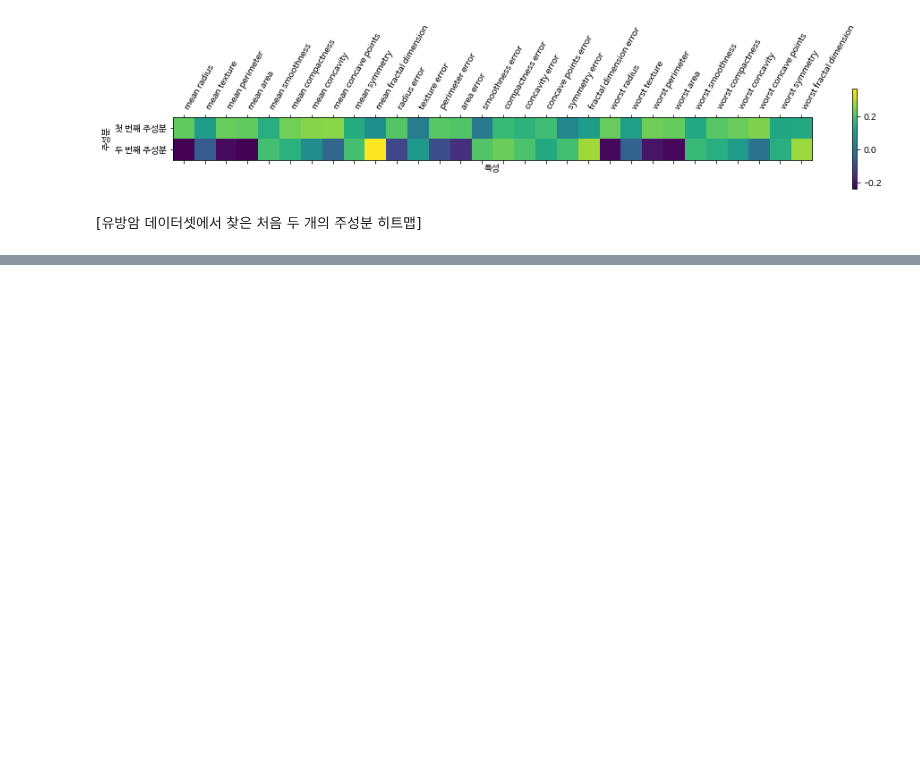
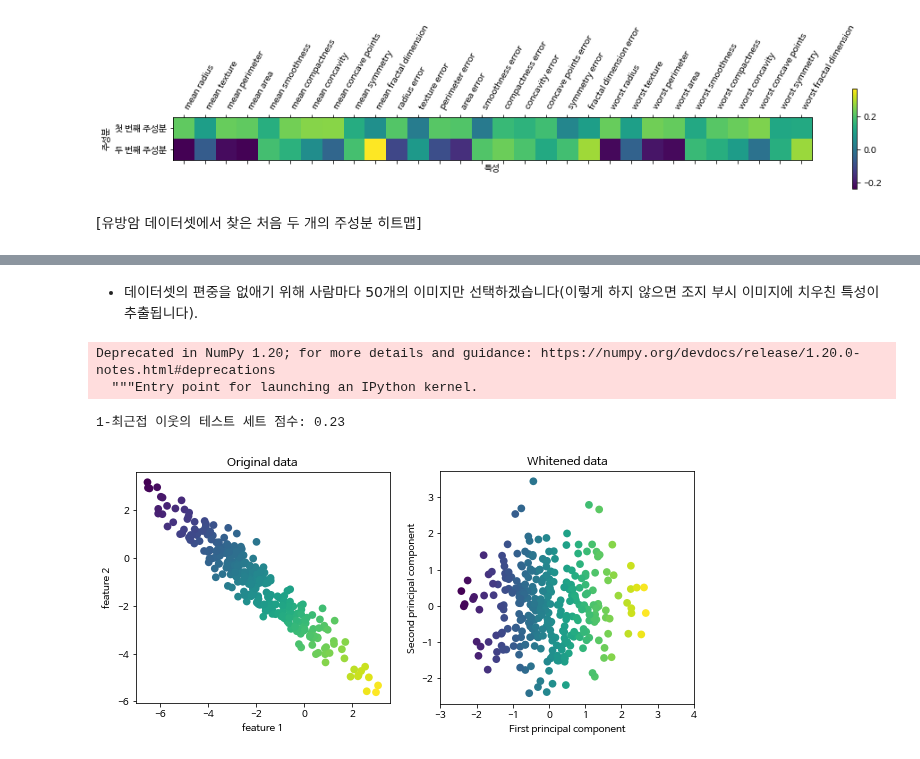
Before and after one commit to junes7/python_machine_learning, a Jupyter notebook: Dimensionality Reduction, Characterization Extraction, Manifold Learning.ipynb, the cells around one changed output, grey strips where cells are left out. Saved outputs shown, nothing was run; the diff lists cells and outputs as text; code cells hidden in the pictures; blank space fills up the shorter version.

Commit message:
study how to plot whitening of PCA

```diff
--- a/Dimensionality Reduction, Characterization Extraction, Manifold Learning.ipynb
+++ b/Dimensionality Reduction, Characterization Extraction, Manifold Learning.ipynb
@@ -180,0 +154,32 @@ print("1-최근접 이웃의 테스트 세트 점수: {:.2f}".format(knn.score(X
+# %% [markdown]
+* 데이터셋의 편중을 없애기 위해 사람마다 50개의 이미지만 선택하겠습니다(이렇게 하지 않으면 조지 부시 이미지에 치우친 특성이 추출됩니다).
+# %%
+mask = np.zeros(people.target.shape, dtype=np.bool)
+for target in np.unique(people.target):
+    mask[np.where(people.target == target)[0][:50]] = 1
+
+X_people = people.data[mask]
+y_people = people.target[mask]
+# 0~255 사이의 흑백 이미지의 픽셀 값을 0~1 스케일로 조정합니다.
+# MinMaxScaler를 적용하는 것과 거의 같습니다.
+X_people = X_people / 255.
+# %% [output]
+Deprecated in NumPy 1.20; for more details and guidance: https://numpy.org/devdocs/release/1.20.0-notes.html#deprecations
+  """Entry point for launching an IPython kernel.
+# %%
+from sklearn.neighbors import KNeighborsClassifier
+from sklearn.model_selection import train_test_split
+# 데이터를 훈련 세트와 테스트 세트로 나눕니다.
+X_train, X_test, y_train, y_test = train_test_split(
+    X_people, y_people, stratify=y_people, random_state=0)
+# 이웃 개수를 한 개로 하여 KNeighborsClassifier 모델을 만듭니다.
+knn = KNeighborsClassifier(n_neighbors=1)
+knn.fit(X_train, y_train)
+print("1-최근접 이웃의 테스트 세트 점수: {:.2f}".format(knn.score(X_test, y_test)))
+# %% [output]
+1-최근접 이웃의 테스트 세트 점수: 0.23
+# %%
+import mglearn
+mglearn.plots.plot_pca_whitening()
+# %% [output]
+[figure, added]
```
Also changed, not shown: parts of 15 cells of this notebook.
